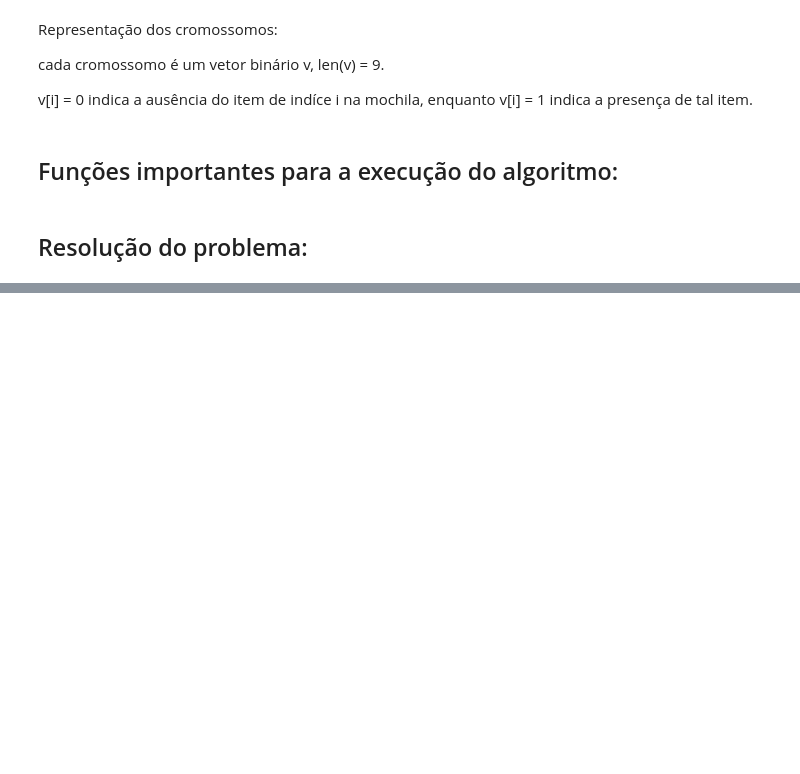
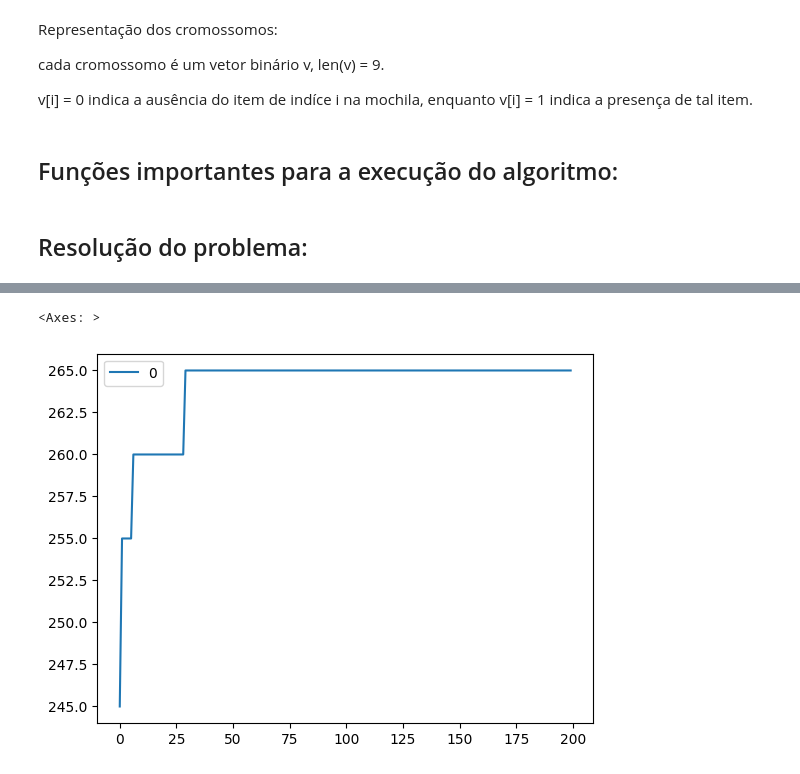
Before and after one commit to arthursilva35/mochila-algoritmos-geneticos, a Jupyter notebook: algoritmos_geneticos.ipynb, the cells around one changed output, grey strips where cells are left out. Drawn from its saved outputs; the diff is of its cells as text; code cells hidden in the pictures; blank space fills up the shorter version.

```diff
--- a/algoritmos_geneticos.ipynb
+++ b/algoritmos_geneticos.ipynb
@@ -57,14 +58,13 @@ def verifica_factivel(individuo: list) -> int:
 # %%
-def calcula_fo(idv: list) -> int: # retorna o valor da funcao objetivo para cada individuo
+def calcula_fo(individuo: list) -> int: # retorna o valor da funcao objetivo para cada individuo
 
-    peso = 0
     valor = 0
 
-    for i in range(9):
-        if(idv[i] == 1):
+    for i in range(10):
+        if(individuo[i] == 1):
             valor += VALOR[i]
 
-    return valor * verifica_factivel(idv)
+    return valor * verifica_factivel(individuo)
 # %%
 def selecao(populacao: list, numero_cruzamento: int) -> list: # retorna os indices dos selecionados para o cruzamento no vetor de populacao
 
@@ -174,2 +190,34 @@ def gera_nova_populacao(populacao: list, selecionados: list) -> list: # retorna
+# %%
+def acha_best(populacao: list) -> int:
+
+    best = 0
+
+    for idv in populacao:
+
+        best = max(best, calcula_fo(idv))
+
+    return best
 # %% [markdown]
 ## Resolução do problema:
+# %%
+geracoes = 200
+
+best = 0
+
+# vetores para visualização:
+
+best_vec = []
+
+for i in range(geracoes):
+
+    num_cruz = int (len(populacao) * 0.8/2)
+
+    selecionados = selecao(populacao, num_cruz)
+
+    populacao = gera_nova_populacao(populacao, selecionados)
+
+    best = max(best, acha_best(populacao))
+
+    best_vec.append(best)
+
+    print(f"geração: {i} -> best = {best} #### num_cruz = {num_cruz} #### tam populacao = {len(populacao)}")
@@ -175,0 +242,7 @@ def gera_nova_populacao(populacao: list, selecionados: list) -> list: # retorna
+# %%
+df = pd.DataFrame(best_vec)
+
+df.plot()
+# %% [output]
+<Axes: >
+[figure, added]
```
Also changed, not shown: parts of 8 cells of this notebook.
